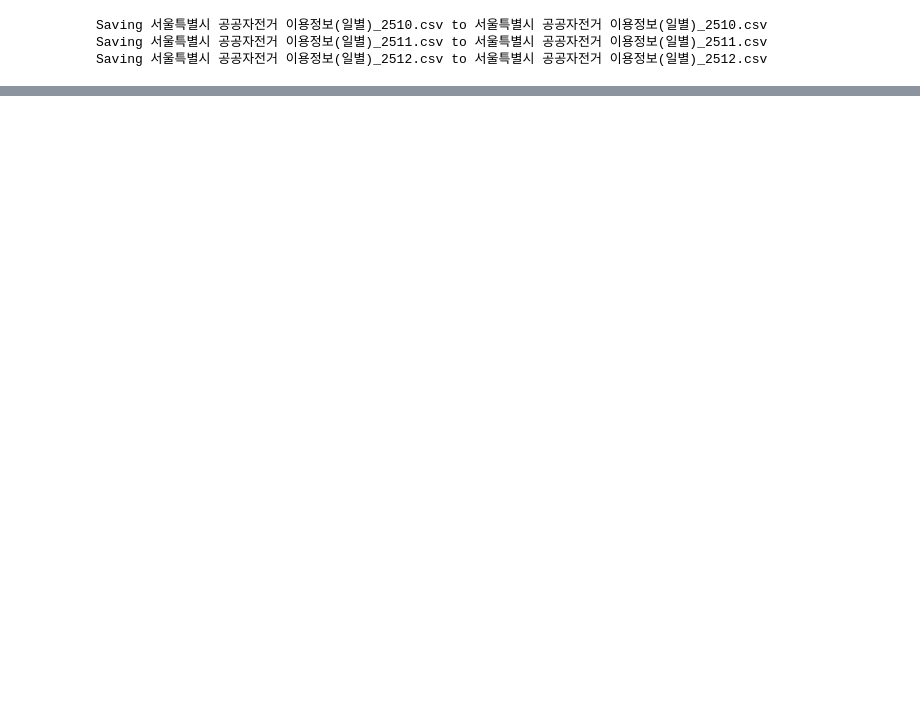
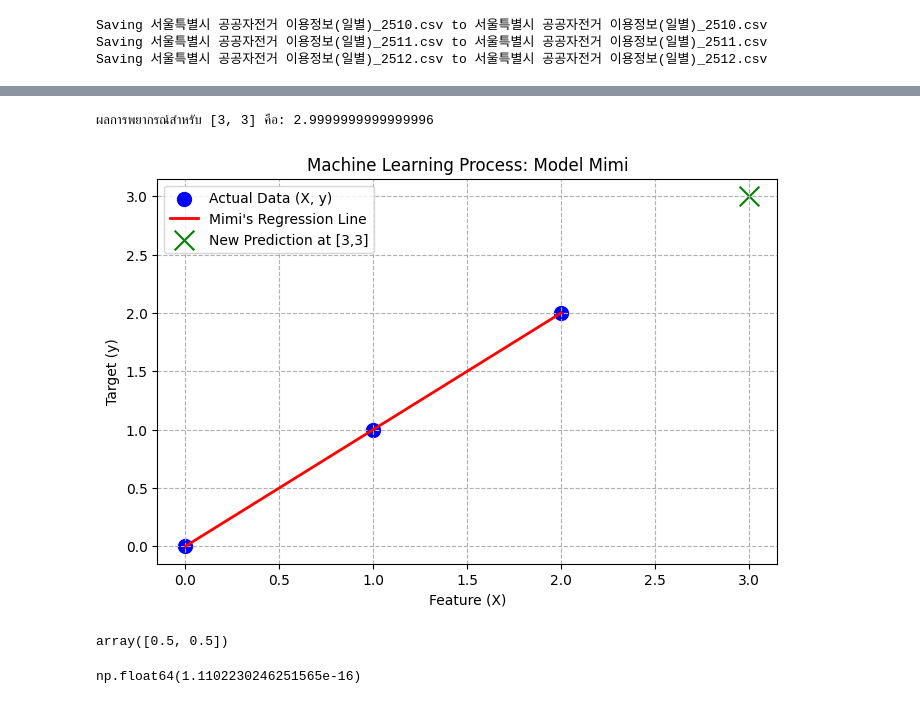
Before and after one commit to apcyssr/2026_Spring_KBU, a Jupyter notebook: 20260327_APICHAYA_App.ipynb, the cells around one changed output, grey strips where cells are left out. Drawn from its saved outputs; the diff is of its cells as text; code cells hidden in the pictures; blank space fills up the shorter version.

```diff
--- a/20260327_APICHAYA_App.ipynb
+++ b/20260327_APICHAYA_App.ipynb
@@ -222,0 +225,2 @@ This share link expires in 1 week. For free permanent hosting and GPU upgrades,
+# %%
+Mimi = LinearRegression()
@@ -222,0 +231,5 @@ This share link expires in 1 week. For free permanent hosting and GPU upgrades,
+# %%
+import numpy as np
+
+X = np.array([[0,0],[1,1],[2,2]])
+y = np.array([0,1,2])
@@ -222,0 +249,3 @@ This share link expires in 1 week. For free permanent hosting and GPU upgrades,
+# %%
+Mimi.fit(X, y)
+print("Model fitted successfully.")
@@ -222,0 +275,34 @@ This share link expires in 1 week. For free permanent hosting and GPU upgrades,
+# %%
+# 5. การพยากรณ์ (Predicting)
+# ทดลองทำนายค่าที่ตำแหน่ง [3, 3] ตามตัวอย่างในรูปภาพ
+prediction = Mimi.predict([[3, 3]])
+print(f"ผลการพยากรณ์สำหรับ [3, 3] คือ: {prediction[0]}")
+
+# --- ส่วนของการแสดงผลกราฟ (Visualization) ---
+y_pred = Mimi.predict(X) # ทำนายค่าจากข้อมูลเดิมเพื่อวาดเส้น
+
+plt.figure(figsize=(8, 5))
+# พล็อตกราฟจุดข้อมูลจริง
+plt.scatter(X[:, 0], y, color='blue', s=100, label='Actual Data (X, y)')
+# พล็อตกราฟเส้น Regression
+plt.plot(X[:, 0], y_pred, color='red', linewidth=2, label='Mimi\'s Regression Line')
+# พล็อตจุดที่ทำนายใหม่ [3, 3]
+plt.scatter(3, prediction, color='green', marker='x', s=200, label='New Prediction at [3,3]')
+
+plt.title('Machine Learning Process: Model Mimi')
+plt.xlabel('Feature (X)')
+plt.ylabel('Target (y)')
+plt.legend()
+plt.grid(True, linestyle='--')
+plt.show()
+# %% [output]
+ผลการพยากรณ์สำหรับ [3, 3] คือ: 2.9999999999999996
+[figure, added]
+# %%
+Mimi.coef_
+# %% [output]
+array([0.5, 0.5])
+# %%
+Mimi.intercept_
+# %% [output]
+np.float64(1.1102230246251565e-16)
```
Also changed, not shown: parts of 7 cells of this notebook.
